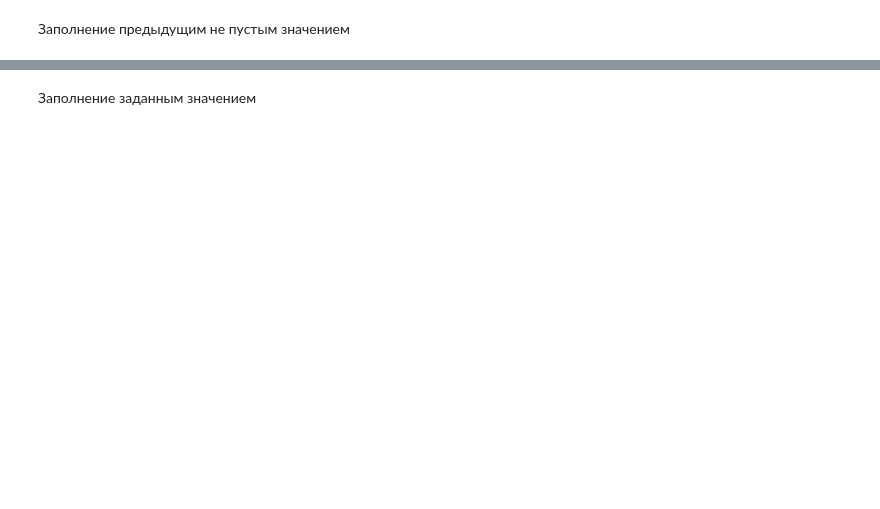
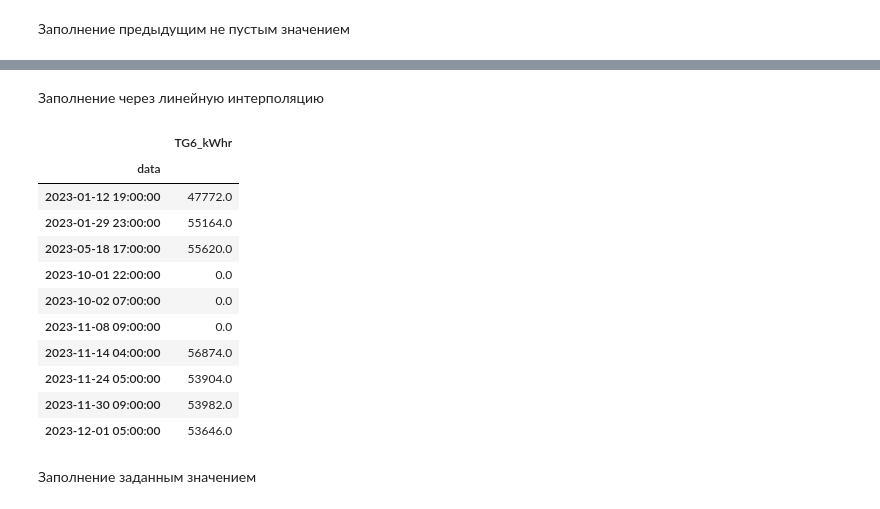
Before and after one commit to ArtyomShabunin/SMOPA-25, a Jupyter notebook: lesson_1.ipynb, the cells around one changed output, grey strips where cells are left out. Saved outputs shown, nothing was run; the diff lists cells and outputs as text; code cells hidden in the pictures; blank space fills up the shorter version.

```diff
--- a/lesson_1.ipynb
+++ b/lesson_1.ipynb
@@ -934,4 +918,21 @@ df1["TG6_kWhr"].bfill().loc[nan_index]
 dtype: float64
+# %% [markdown]
+Заполнение через линейную интерполяцию
+# %%
+df1.loc[:, ["TG6_kWhr"]].interpolate(method='linear').loc[nan_index]
+# %% [output]
+|  | TG6_kWhr |
+| data |  |
+| 2023-01-12 19:00:00 | 47772.0 |
+| 2023-01-29 23:00:00 | 55164.0 |
+| 2023-05-18 17:00:00 | 55620.0 |
+| 2023-10-01 22:00:00 | 0.0 |
+| 2023-10-02 07:00:00 | 0.0 |
+| 2023-11-08 09:00:00 | 0.0 |
+| 2023-11-14 04:00:00 | 56874.0 |
+| 2023-11-24 05:00:00 | 53904.0 |
+| 2023-11-30 09:00:00 | 53982.0 |
+| 2023-12-01 05:00:00 | 53646.0 |
 # %% [markdown]
 Заполнение заданным значением
 # %%
```
Also changed, not shown: parts of 9 cells of this notebook.
